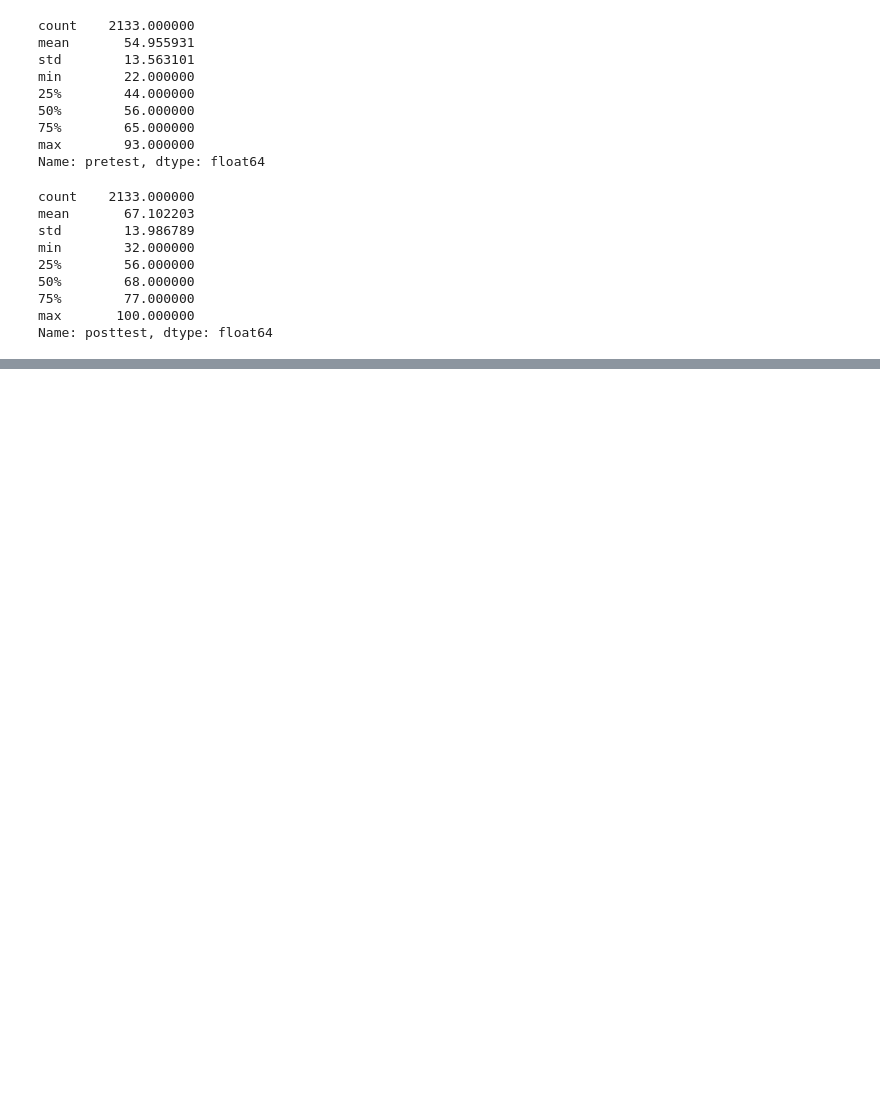
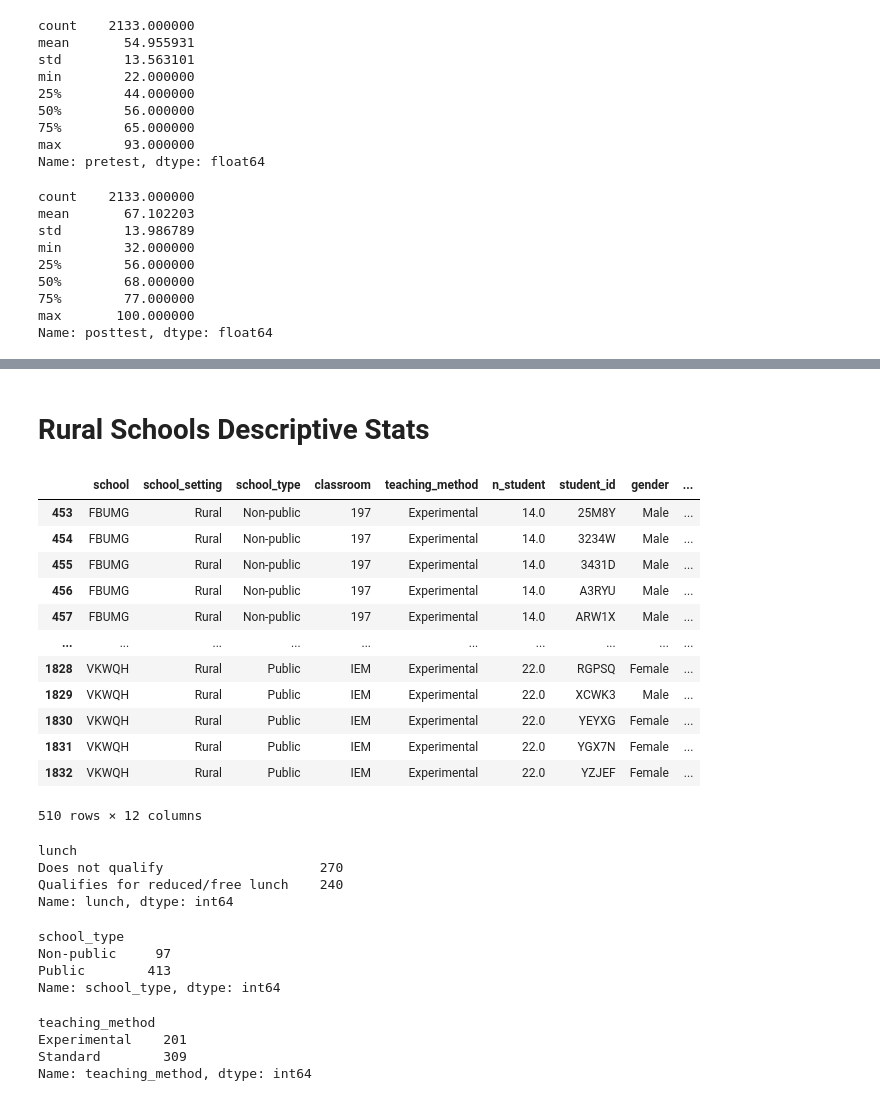
Before and after one commit to yangsue47/School_Is_Cool, a Jupyter notebook: Sandbox/Pa/test_scores_EDA.ipynb, the cells around one changed output, grey strips where cells are left out. Saved outputs shown, nothing was run; the diff lists cells and outputs as text; code cells hidden in the pictures; blank space fills up the shorter version.

```diff
--- a/Sandbox/Pa/test_scores_EDA.ipynb
+++ b/Sandbox/Pa/test_scores_EDA.ipynb
@@ -98,0 +303,40 @@ Name: posttest, dtype: float64
+# %% [markdown]
+# Rural Schools Descriptive Stats
+# %%
+rural_df = test_df.loc[(test_df["school_setting"] == "Rural")]
+rural_df
+# %% [output]
+|  | school | school_setting | school_type | classroom | teaching_method | n_student | student_id | gender | ... |
+| 453 | FBUMG | Rural | Non-public | 197 | Experimental | 14.0 | 25M8Y | Male | ... |
+| 454 | FBUMG | Rural | Non-public | 197 | Experimental | 14.0 | 3234W | Male | ... |
+| 455 | FBUMG | Rural | Non-public | 197 | Experimental | 14.0 | 3431D | Male | ... |
+| 456 | FBUMG | Rural | Non-public | 197 | Experimental | 14.0 | A3RYU | Male | ... |
+| 457 | FBUMG | Rural | Non-public | 197 | Experimental | 14.0 | ARW1X | Male | ... |
+| ... | ... | ... | ... | ... | ... | ... | ... | ... | ... |
+| 1828 | VKWQH | Rural | Public | IEM | Experimental | 22.0 | RGPSQ | Female | ... |
+| 1829 | VKWQH | Rural | Public | IEM | Experimental | 22.0 | XCWK3 | Male | ... |
+| 1830 | VKWQH | Rural | Public | IEM | Experimental | 22.0 | YEYXG | Female | ... |
+| 1831 | VKWQH | Rural | Public | IEM | Experimental | 22.0 | YGX7N | Female | ... |
+| 1832 | VKWQH | Rural | Public | IEM | Experimental | 22.0 | YZJEF | Female | ... |
+510 rows × 12 columns
+# %%
+rural_df.groupby('lunch')['lunch'].count()
+# %% [output]
+lunch
+Does not qualify                    270
+Qualifies for reduced/free lunch    240
+Name: lunch, dtype: int64
+# %%
+rural_df.groupby('school_type')['school_type'].count()
+# %% [output]
+school_type
+Non-public     97
+Public        413
+Name: school_type, dtype: int64
+# %%
+rural_df.groupby('teaching_method')['teaching_method'].count()
+# %% [output]
+teaching_method
+Experimental    201
+Standard        309
+Name: teaching_method, dtype: int64
```
Also changed, not shown: parts of 27 cells of this notebook.
